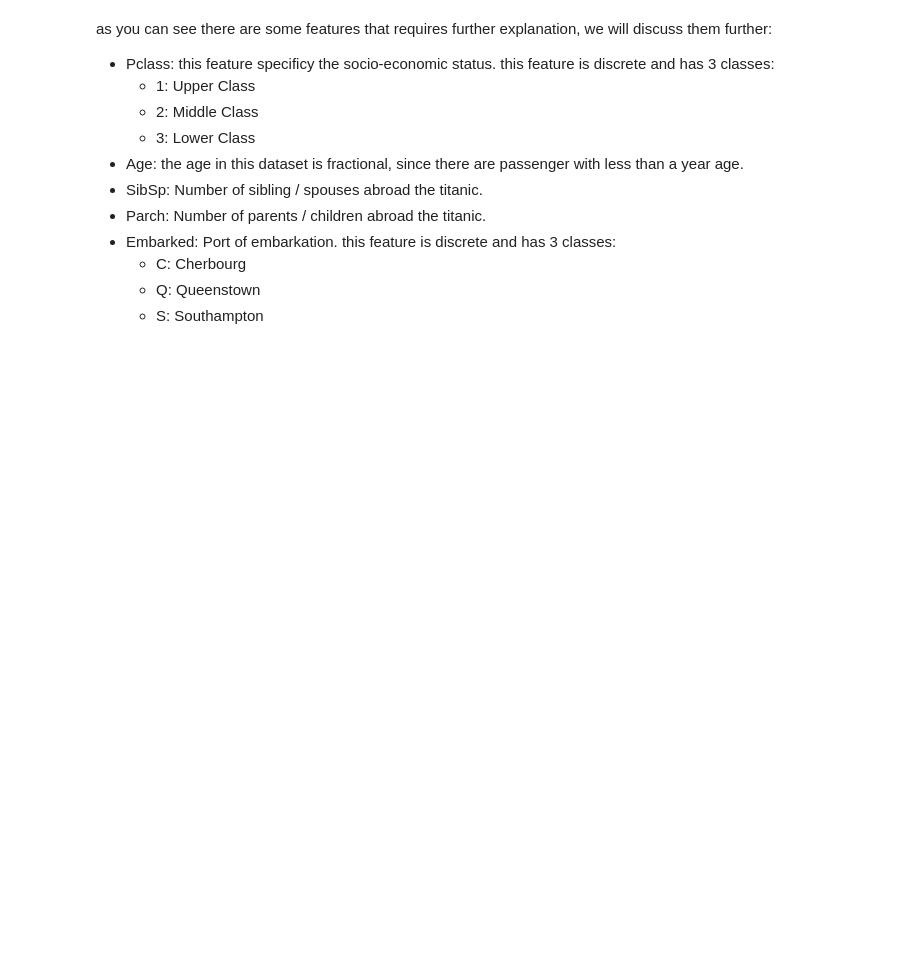
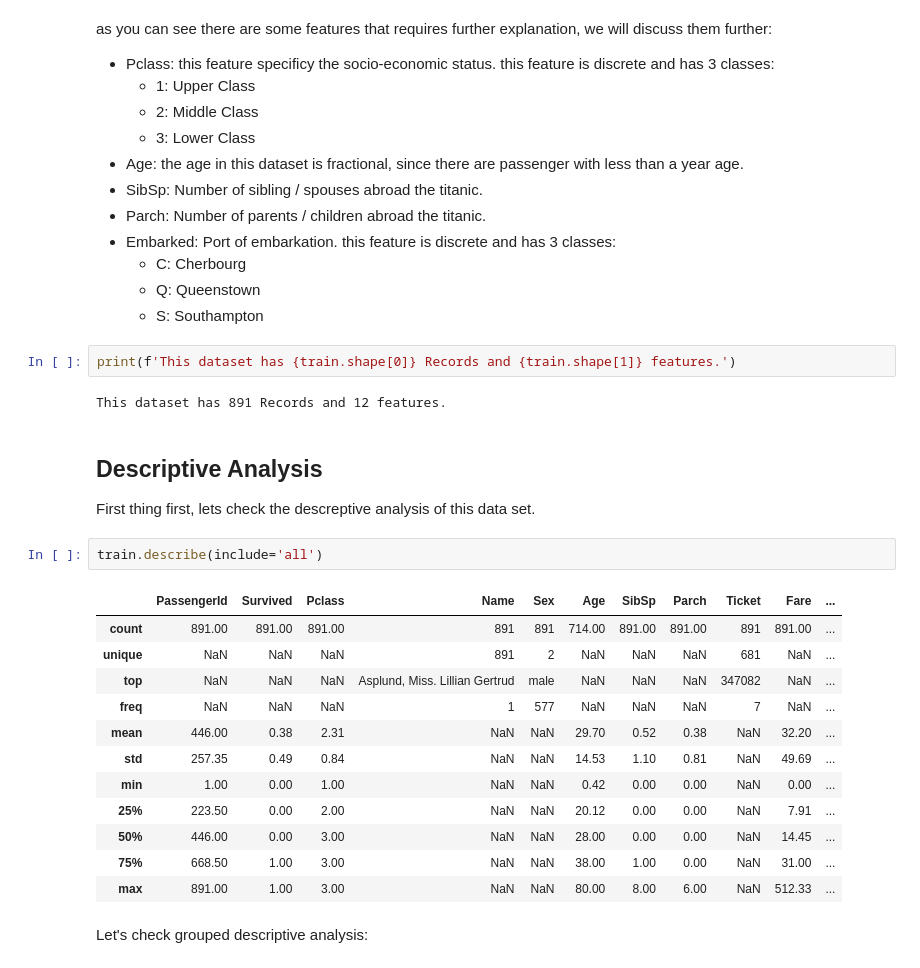
Before and after one commit to SimplyRamin/Titanic-Kaggle, a Jupyter notebook: Titanic EDA - Ramin F v1.0 .ipynb, the cells around one changed output. Saved outputs shown, nothing was run; the diff lists cells and outputs as text; blank space fills up the shorter version.

```diff
--- a/Titanic EDA - Ramin F v1.0 .ipynb
+++ b/Titanic EDA - Ramin F v1.0 .ipynb
@@ -44,3 +44,27 @@ as you can see there are some features that requires further explanation, we wil
     - C: Cherbourg
     - Q: Queenstown
     - S: Southampton
+# %%
+print(f'This dataset has {train.shape[0]} Records and {train.shape[1]} features.')
+# %% [output]
+This dataset has 891 Records and 12 features.
+# %% [markdown]
+## Descriptive Analysis
+First thing first, lets check the descreptive analysis of this data set.
+# %%
+train.describe(include='all')
+# %% [output]
+|  | PassengerId | Survived | Pclass | Name | Sex | Age | SibSp | Parch | Ticket | Fare | ... |
+| count | 891.00 | 891.00 | 891.00 | 891 | 891 | 714.00 | 891.00 | 891.00 | 891 | 891.00 | ... |
+| unique | NaN | NaN | NaN | 891 | 2 | NaN | NaN | NaN | 681 | NaN | ... |
+| top | NaN | NaN | NaN | Asplund, Miss. Lillian Gertrud | male | NaN | NaN | NaN | 347082 | NaN | ... |
+| freq | NaN | NaN | NaN | 1 | 577 | NaN | NaN | NaN | 7 | NaN | ... |
+| mean | 446.00 | 0.38 | 2.31 | NaN | NaN | 29.70 | 0.52 | 0.38 | NaN | 32.20 | ... |
+| std | 257.35 | 0.49 | 0.84 | NaN | NaN | 14.53 | 1.10 | 0.81 | NaN | 49.69 | ... |
+| min | 1.00 | 0.00 | 1.00 | NaN | NaN | 0.42 | 0.00 | 0.00 | NaN | 0.00 | ... |
+| 25% | 223.50 | 0.00 | 2.00 | NaN | NaN | 20.12 | 0.00 | 0.00 | NaN | 7.91 | ... |
+| 50% | 446.00 | 0.00 | 3.00 | NaN | NaN | 28.00 | 0.00 | 0.00 | NaN | 14.45 | ... |
+| 75% | 668.50 | 1.00 | 3.00 | NaN | NaN | 38.00 | 1.00 | 0.00 | NaN | 31.00 | ... |
+| max | 891.00 | 1.00 | 3.00 | NaN | NaN | 80.00 | 8.00 | 6.00 | NaN | 512.33 | ... |
+# %% [markdown]
+Let's check grouped descriptive analysis:
```
Also changed, not shown: parts of 25 cells of this notebook.
